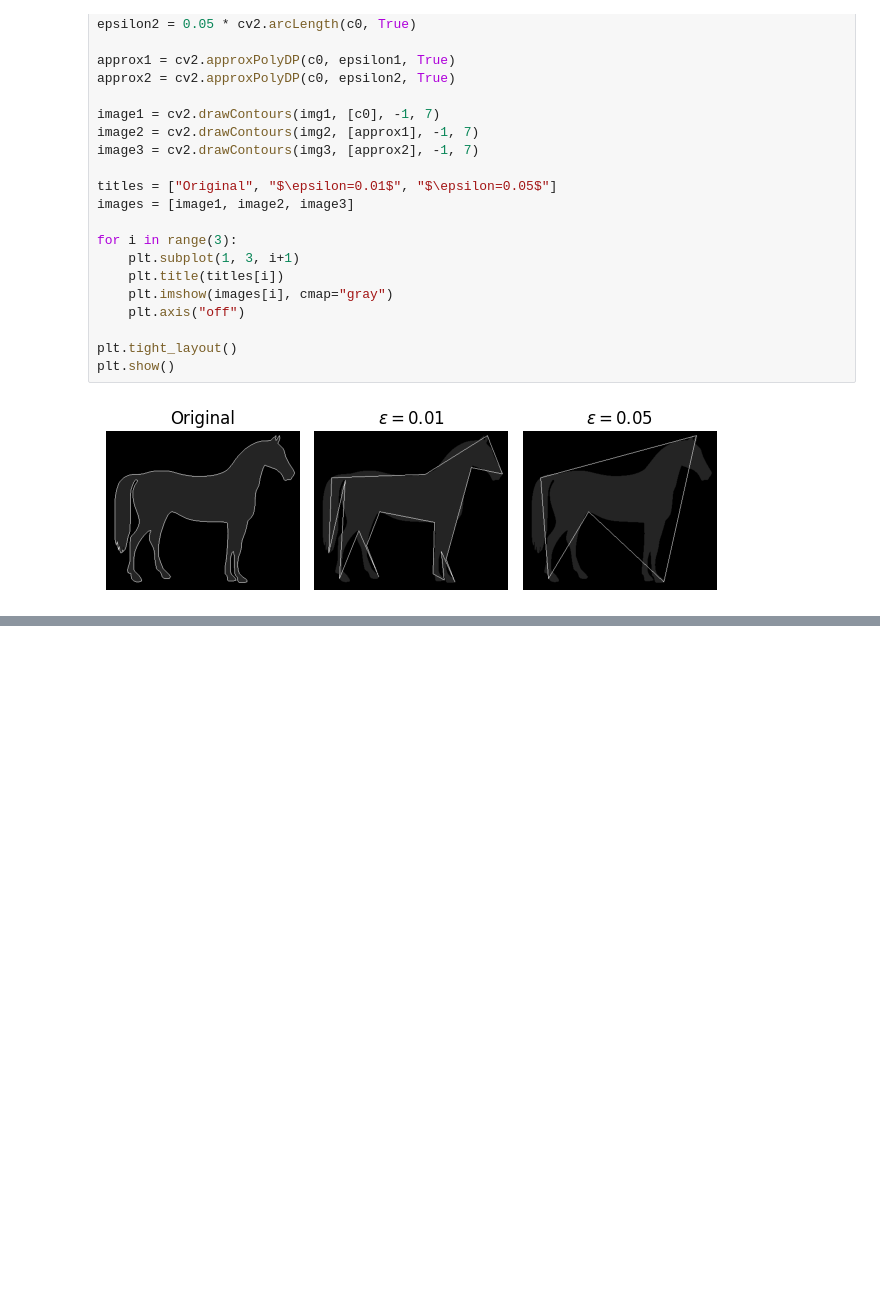
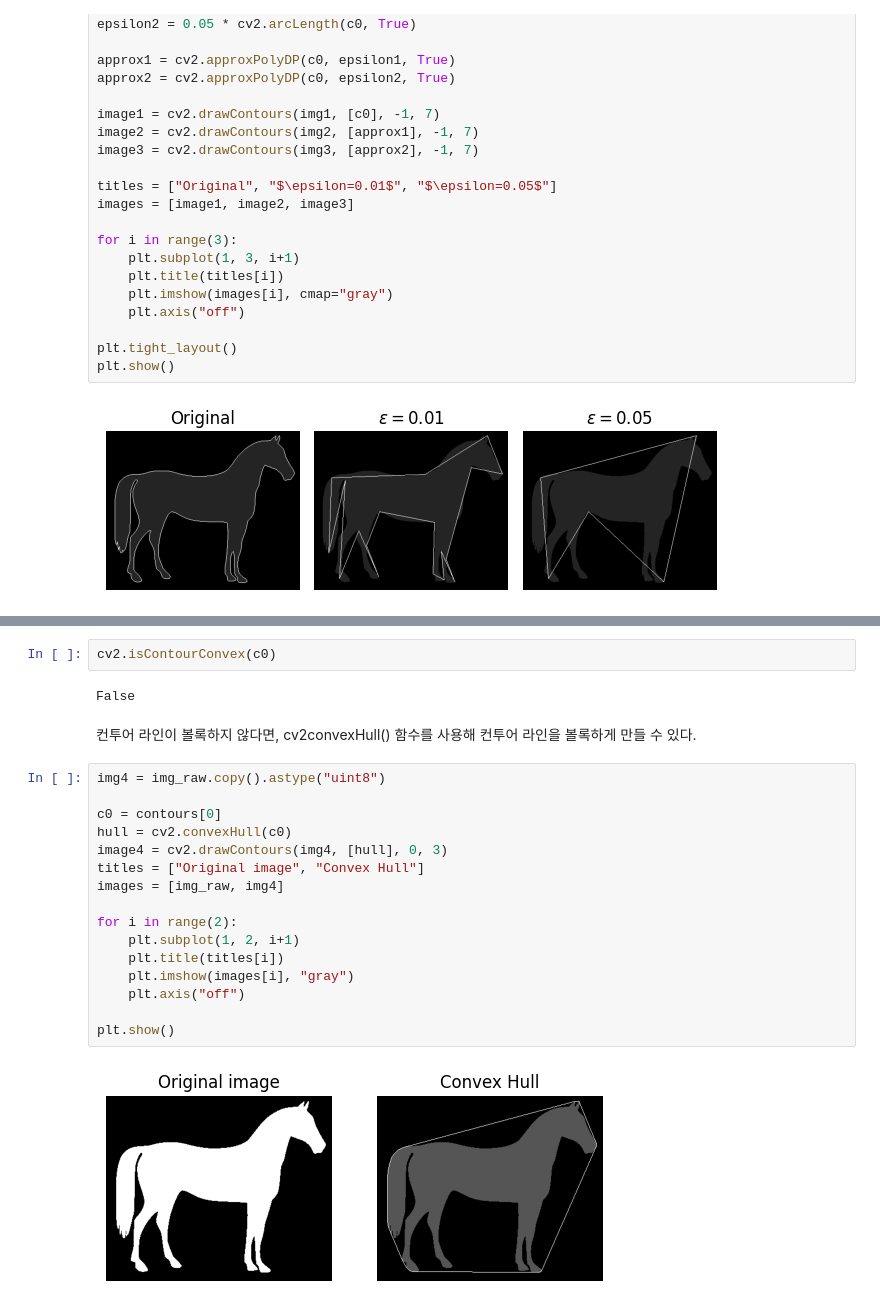
Before and after one commit to zave7/computer-vision, a Jupyter notebook: opencv/contour.ipynb, the cells around one changed output, grey strips where cells are left out. Cells and saved outputs as stored; diff of their text form; blank space fills up the shorter version.

Commit message:
image contour - convex hull

```diff
--- a/opencv/contour.ipynb
+++ b/opencv/contour.ipynb
@@ -224,0 +228,24 @@ plt.show()
+# %%
+cv2.isContourConvex(c0)
+# %% [output]
+False
+# %% [markdown]
+컨투어 라인이 볼록하지 않다면, cv2convexHull() 함수를 사용해 컨투어 라인을 볼록하게 만들 수 있다.
+# %%
+img4 = img_raw.copy().astype("uint8")
+
+c0 = contours[0]
+hull = cv2.convexHull(c0)
+image4 = cv2.drawContours(img4, [hull], 0, 3)
+titles = ["Original image", "Convex Hull"]
+images = [img_raw, img4]
+
+for i in range(2):
+    plt.subplot(1, 2, i+1)
+    plt.title(titles[i])
+    plt.imshow(images[i], "gray")
+    plt.axis("off")
+
+plt.show()
+# %% [output]
+[figure, added]
```
Also changed, not shown: parts of 2 cells of this notebook.
